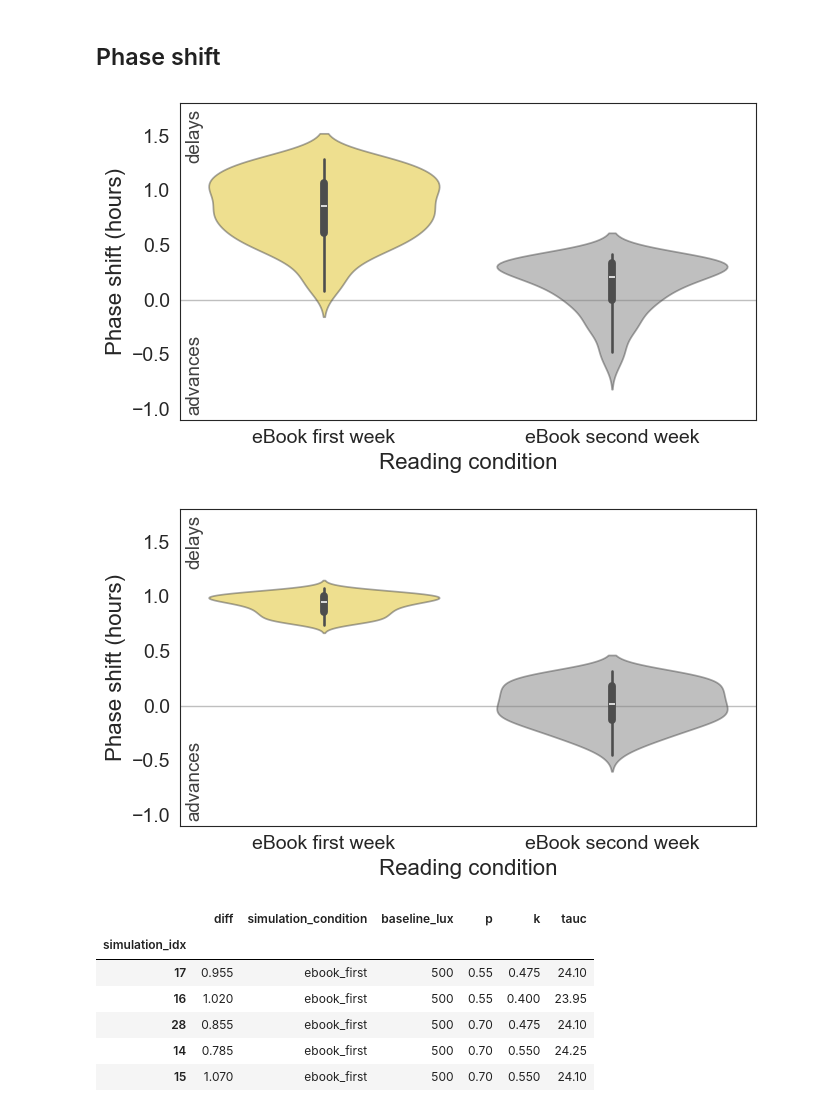
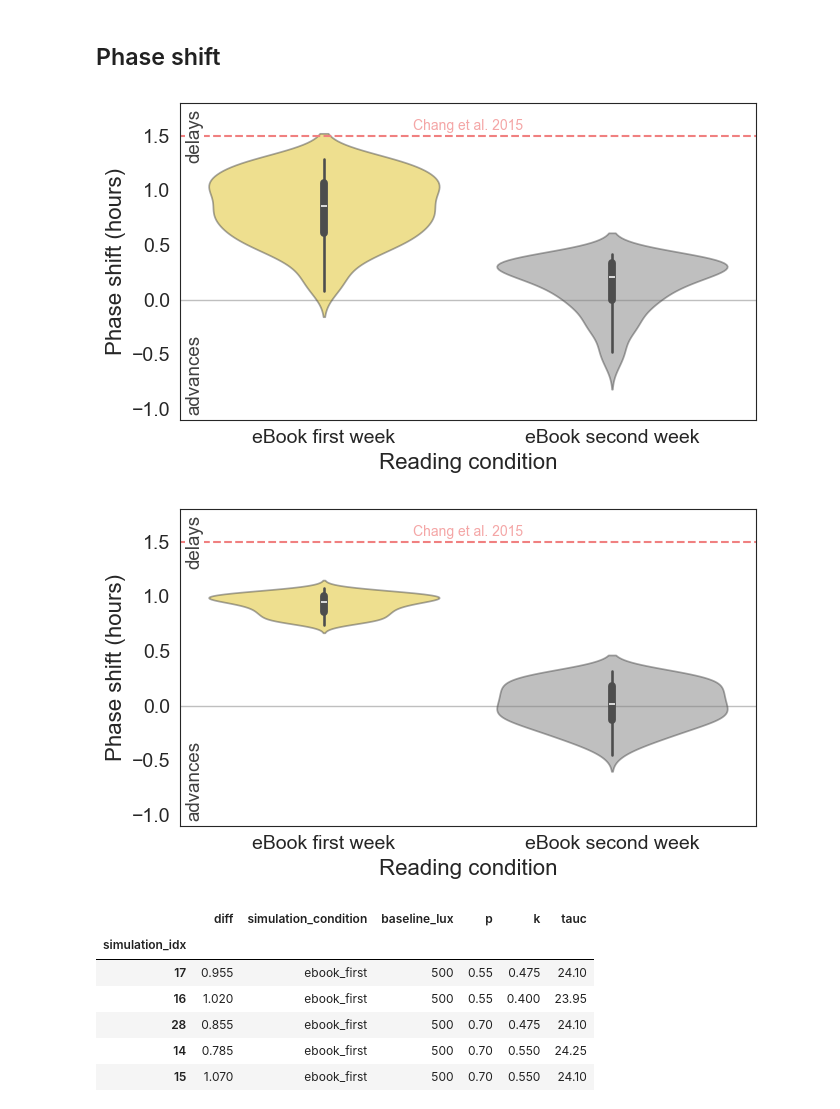
Before and after one commit to ftavella/evening_light_article, a Jupyter notebook: src/04_plot_results.ipynb, the cells around one changed output. Cells and saved outputs as stored; diff of their text form; code cells hidden in the pictures.

Commit message:
add chang results to plots

```diff
--- a/src/04_plot_results.ipynb
+++ b/src/04_plot_results.ipynb
@@ -309,7 +309,7 @@ for idx, baseline_lux in enumerate(baseline_lux_options):
 # %% [markdown]
 ## Sleep latency
 # %%
-show_fig = False
+show_fig = True
 baseline_lux_options  = [90, 500]
 scheduled_bedtime = 22.0
 marker_colors = ['tab:blue', 'tab:red']
@@ -386,6 +386,21 @@ for idx, baseline_lux in enumerate(baseline_lux_options):
     ax.set_ylabel('Sleep latency (minutes)', fontsize=axis_label_fontsize)
     ax.set_xlabel('')
 
+    ax.plot([0.5, 1.5], [25.65, 25.65], color='lightcoral', linestyle='--', linewidth=1.5)
+    ax.plot([-0.5, 0.5], [15.75, 15.75], color='lightcoral', linestyle='--', linewidth=1.5)
+    # add text on the left at 15.75 saying Chang et al. 2015
+    ax.text(-0.1, 20, 'Chang et al. 2015', horizontalalignment='right', verticalalignment='center',
+            fontsize=10, color='lightcoral', alpha=0.9)
+
+    # Annotation of difference between Chang conditions
+    delta = 0.35
+    line_top = 40
+    ax.plot([0.5 - delta, 0.5 + delta], [line_top, line_top], color='lightcoral', linewidth=2)
+    ax.plot([0.5 - delta, 0.5 - delta], [15.75, line_top], color='lightcoral', linewidth=2)
+    ax.plot([0.5 + delta, 0.5 + delta], [line_top, 25.65], color='lightcoral', linewidth=2)
+    ax.annotate(fr'$\delta$ = {9.90:.1f} min', xy=(0.5, line_top - 0.5), xytext=(0.5, line_top - 7),
+                fontsize=12, color='lightcoral', ha='center', va='center', zorder=1000)
+
     plt.savefig(f'../figures/fig_1_sleep_latency_{baseline_lux}_indoor_light.png', bbox_inches='tight', dpi=300)
 
     if show_fig:
@@ -572,37 +590,43 @@ for baseline_lux in baseline_lux_options:
     fig, ax = plt.subplots(1, 1, figsize=(figsize_scaling * figsize[0], figsize[1]), sharey=True)
     sns.violinplot(x='simulation_condition', y='diff', hue='simulation_condition', data=df, ax=ax, palette=palette,)
 
     for violin  in ax.collections[::]:
         violin.set_alpha(0.5)
 
     ax.set_xticks(range(len(df['simulation_condition'].unique())))
     ax.set_xticklabels(['eBook first week', 'eBook second week'], fontsize=tick_label_fontsize)
 
     ax.tick_params(axis='both', which='major', labelsize=tick_label_fontsize)
 
     ax.set_ylabel('Phase shift (hours)', fontsize=axis_label_fontsize)
     ax.set_xlabel(r'Reading condition', fontsize=axis_label_fontsize)
 
     # Advance delay text, left side
     ax.text(-0.45, 1.5, 'delays', fontsize=0.75*text_fontsize, ha='center', va='center', color='black',
-            rotation=90, alpha=0.75)
+            rotation=90, alpha=0.75, bbox=dict(facecolor='white', edgecolor='none', pad=0.5)
+            )
 
     ax.text(-0.45, -0.69, 'advances', fontsize=0.75*text_fontsize, ha='center', va='center', color='black',
-            rotation=90, alpha=0.75)
+            rotation=90, alpha=0.75, bbox=dict(facecolor='white', edgecolor='none', pad=0.5))
 
     ax.set_ylim(-1.1, 1.8)
 
     ax.axhline(0, color='black', linewidth=1, linestyle='-', zorder=0, alpha=0.25)
+
+    # Add dashed line at +1.5 hours delay (value reported on Chang et al. 2015)
+    ax.axhline(1.5, color='lightcoral', linestyle='--', linewidth=1.5, label='Chang et al. 2015')
+    ax.text(0.5, 1.525, 'Chang et al. 2015', horizontalalignment='center', verticalalignment='bottom',
+            fontsize=10, color='lightcoral', alpha=0.7)
 
     plt.tight_layout()
 
     plt.savefig(f"../figures/fig_2_phase_shift_indoor_lux_{baseline_lux}.png", bbox_inches='tight', dpi=300)
 
     if show_fig:
         plt.show()
 # %% [output]
-[figure, old version]
+[figure, new version]
-[figure, old version]
+[figure, new version]
 # %%
 shift_first
 # %% [output]
```
Also changed, not shown: parts of 4 cells of this notebook, 4 other files.
